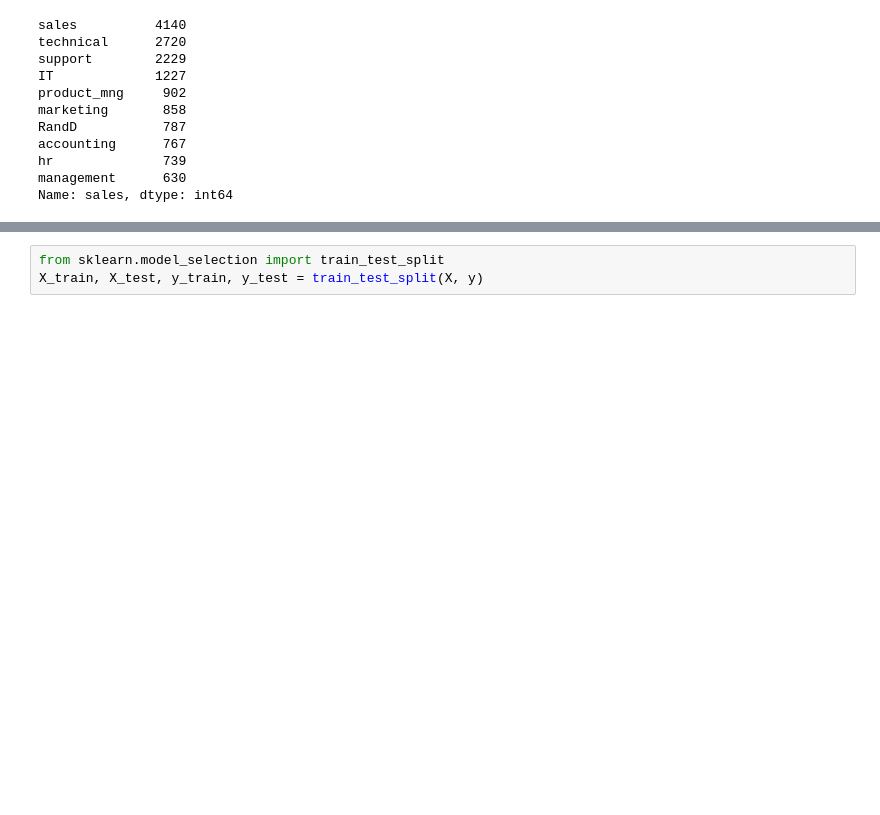
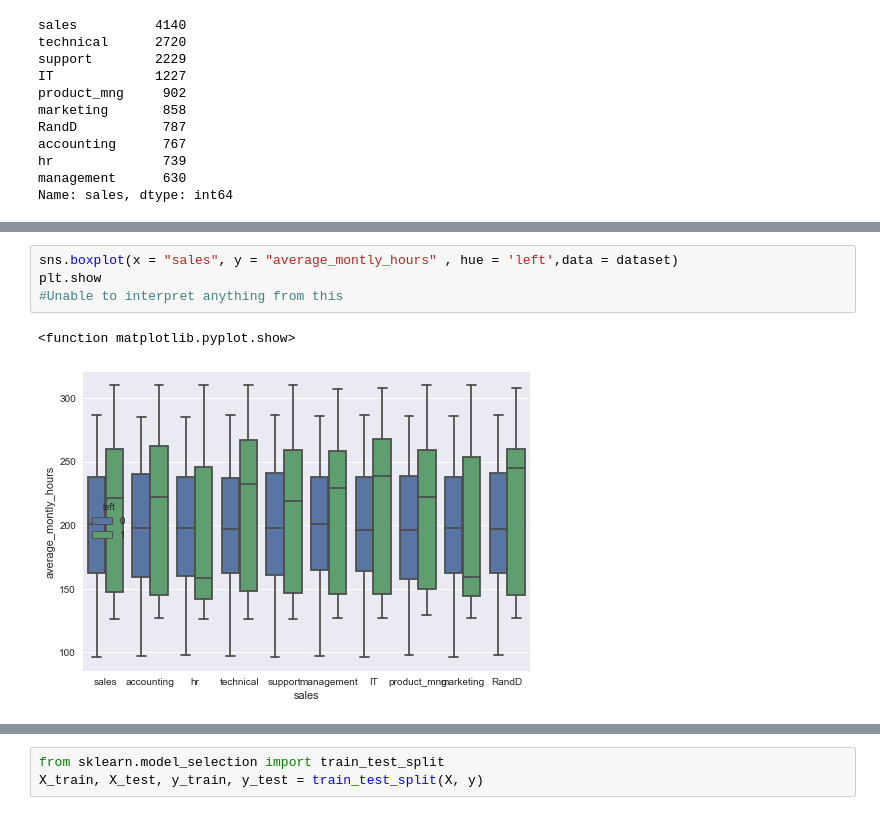
Before and after one commit to arunnitk/Data-science, a Jupyter notebook: HRanalytics.ipynb, the cells around one changed output, grey strips where cells are left out. Saved outputs shown, nothing was run; the diff lists cells and outputs as text; blank space fills up the shorter version.

```diff
--- a/HRanalytics.ipynb
+++ b/HRanalytics.ipynb
@@ -56,0 +83,7 @@ Name: sales, dtype: int64
+# %%
+sns.boxplot(x = "sales", y = "average_montly_hours" , hue = 'left',data = dataset)
+plt.show
+#Unable to interpret anything from this
+# %% [output]
+<function matplotlib.pyplot.show>
+[figure, added]
```
Also changed, not shown: parts of 23 cells of this notebook, 1 other file.
